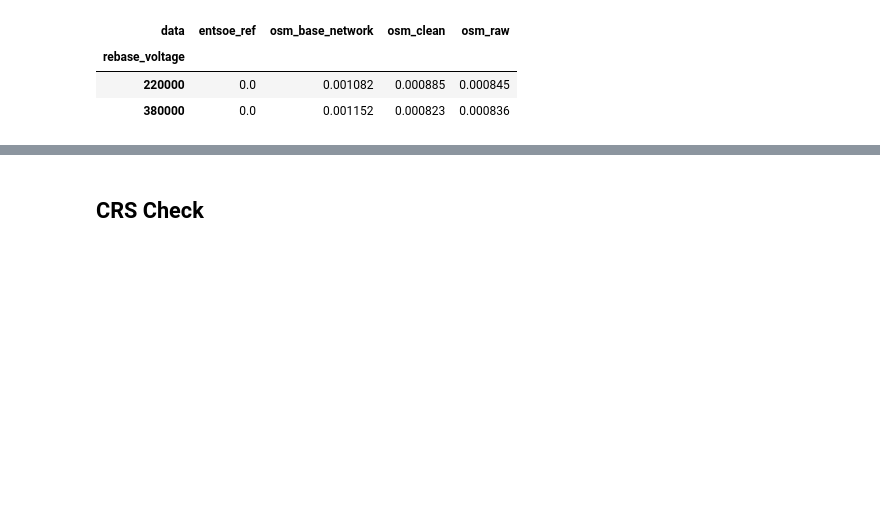
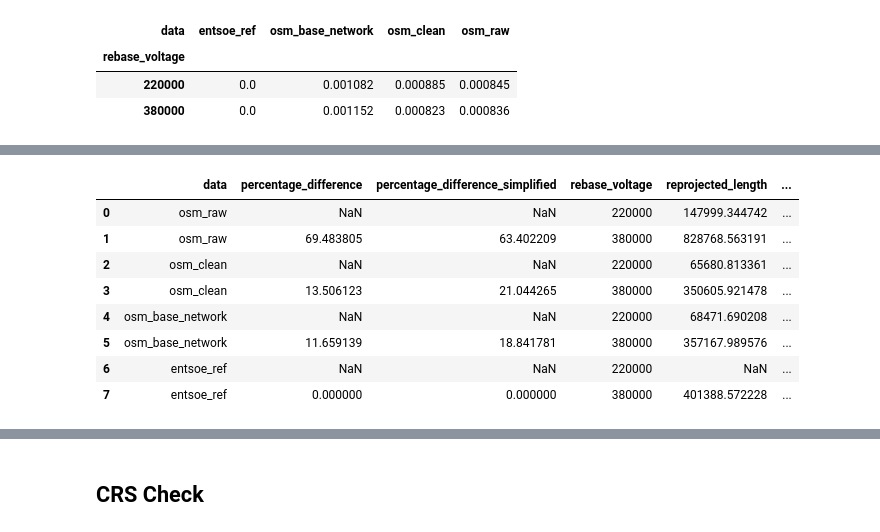
Before and after one commit to pypsa-meets-earth/documentation, a Jupyter notebook: notebooks/validation/osm_validation_using_at_and_mk.ipynb, the cells around one changed output, grey strips where cells are left out. Saved outputs shown, nothing was run; the diff lists cells and outputs as text; code cells hidden in the pictures; blank space fills up the shorter version.

```diff
--- a/notebooks/validation/osm_validation_using_at_and_mk.ipynb
+++ b/notebooks/validation/osm_validation_using_at_and_mk.ipynb
@@ -431,3 +591,18 @@ percentage_difference(at_dataframe, at_dataframe_copy)
+# %%
+# percentage difference comparison between non-simplified data and simplified data for North Macedonia
+mk_dataframe.merge(mk_dataframe_copy,
+                   on=['rebase_voltage', 'data'],
+                   suffixes=[None, "_simpl"]).sort_index(axis=1)
+# %% [output]
+|  | data | percentage_difference | percentage_difference_simplified | rebase_voltage | reprojected_length | ... |
+| 0 | osm_raw | NaN | NaN | 220000 | 147999.344742 | ... |
+| 1 | osm_raw | 69.483805 | 63.402209 | 380000 | 828768.563191 | ... |
+| 2 | osm_clean | NaN | NaN | 220000 | 65680.813361 | ... |
+| 3 | osm_clean | 13.506123 | 21.044265 | 380000 | 350605.921478 | ... |
+| 4 | osm_base_network | NaN | NaN | 220000 | 68471.690208 | ... |
+| 5 | osm_base_network | 11.659139 | 18.841781 | 380000 | 357167.989576 | ... |
+| 6 | entsoe_ref | NaN | NaN | 220000 | NaN | ... |
+| 7 | entsoe_ref | 0.000000 | 0.000000 | 380000 | 401388.572228 | ... |
 # %%
 # replacing the columns names before concatenating with the original dataframe
 
```
Also changed, not shown: parts of 19 cells of this notebook.
